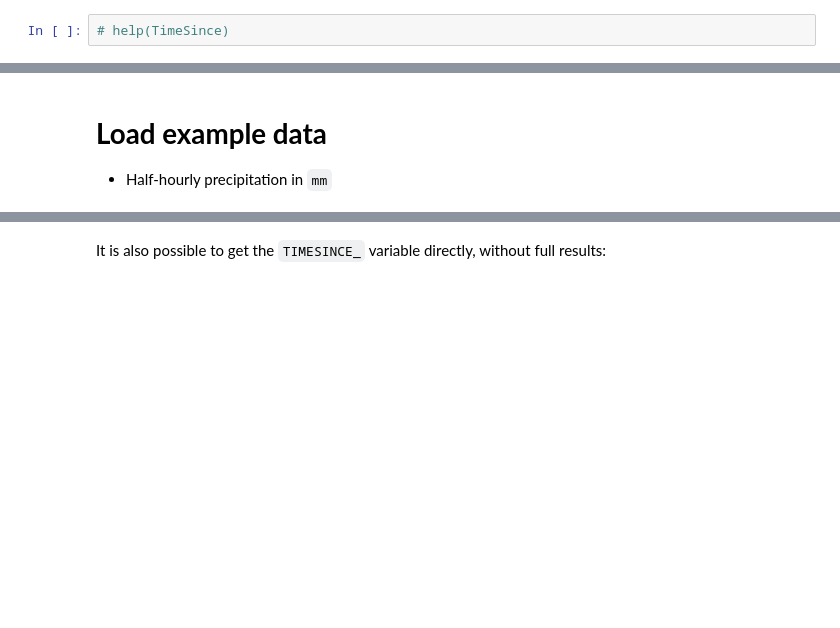
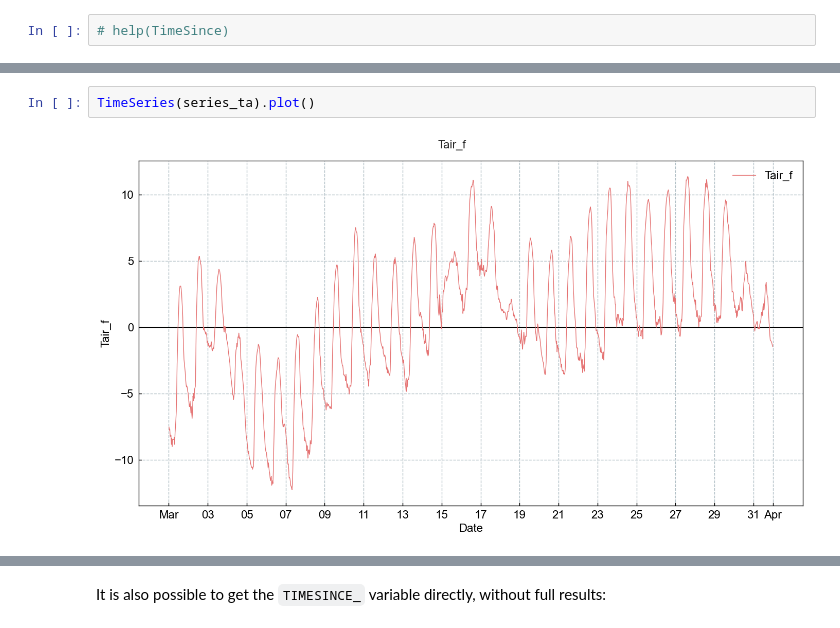
Before and after one commit to holukas/diive, a Jupyter notebook: notebooks/CalculateVariable/TimeSince.ipynb, the cells around one changed output, grey strips where cells are left out. Cells and saved outputs as stored; diff of their text form; blank space fills up the shorter version.

```diff
--- a/notebooks/CalculateVariable/TimeSince.ipynb
+++ b/notebooks/CalculateVariable/TimeSince.ipynb
@@ -49,5 +62,6 @@ diive version: v0.75.0
+# %%
+TimeSeries(series_ta).plot()
+# %% [output]
+[figure, added]
 # %% [markdown]
 </br>
-# %% [markdown]
-# **Load example data**
-- Half-hourly precipitation in `mm`
```
Also changed, not shown: parts of 33 cells of this notebook, 12 other files.
